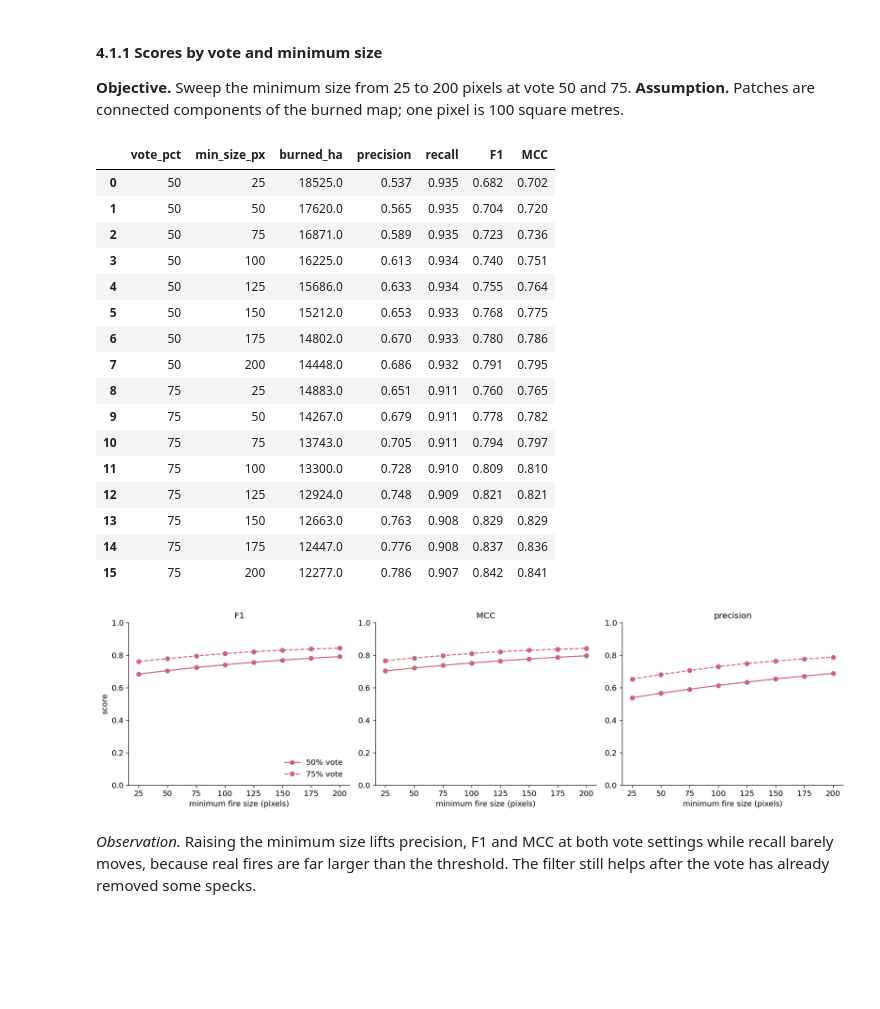
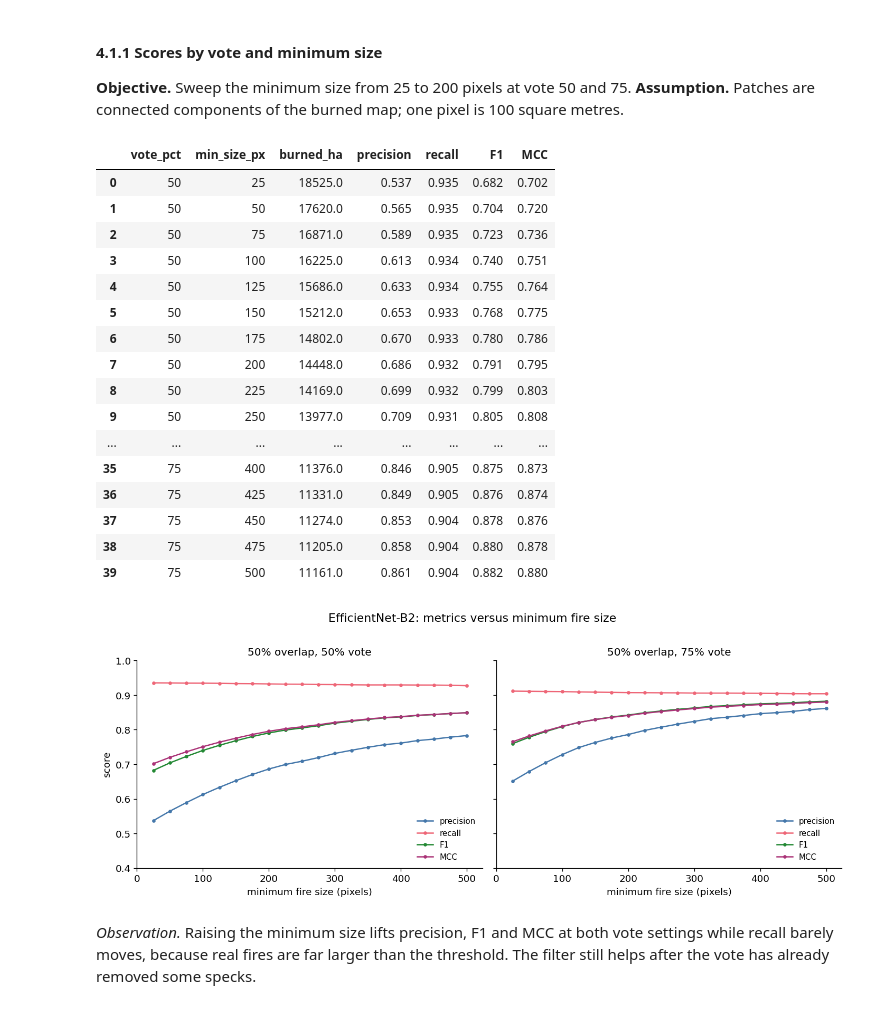
Before and after one commit to hannahandkush/Machine-Learning, a Jupyter notebook: notebooks/efficientnet_evaluation.ipynb, the cells around one changed output. Drawn from its saved outputs; the diff is of its cells as text; code cells hidden in the pictures; blank space fills up the shorter version.

```diff
--- a/notebooks/efficientnet_evaluation.ipynb
+++ b/notebooks/efficientnet_evaluation.ipynb
@@ -336,7 +336,7 @@ leftover false alarms are mostly small scattered specks.
 **Assumption.** Patches are connected components of the burned map; one pixel is
 100 square metres.
 # %%
-VOTE_PCTS = [50, 75]; THRESHOLDS = list(range(25, 201, 25))
+VOTE_PCTS = [50, 75]; THRESHOLDS = list(range(25, 501, 25))
 patches = {}
 v50 = read(votes_path(50))
 for vp in VOTE_PCTS:
@@ -364,27 +364,28 @@ size_stats.round({"burned_ha": 0, "precision": 3, "recall": 3, "F1": 3, "MCC": 3
 | 5 | 50 | 150 | 15212.0 | 0.653 | 0.933 | 0.768 | 0.775 |
 | 6 | 50 | 175 | 14802.0 | 0.670 | 0.933 | 0.780 | 0.786 |
 | 7 | 50 | 200 | 14448.0 | 0.686 | 0.932 | 0.791 | 0.795 |
-| 8 | 75 | 25 | 14883.0 | 0.651 | 0.911 | 0.760 | 0.765 |
-| 9 | 75 | 50 | 14267.0 | 0.679 | 0.911 | 0.778 | 0.782 |
-| 10 | 75 | 75 | 13743.0 | 0.705 | 0.911 | 0.794 | 0.797 |
-| 11 | 75 | 100 | 13300.0 | 0.728 | 0.910 | 0.809 | 0.810 |
-| 12 | 75 | 125 | 12924.0 | 0.748 | 0.909 | 0.821 | 0.821 |
-| 13 | 75 | 150 | 12663.0 | 0.763 | 0.908 | 0.829 | 0.829 |
-| 14 | 75 | 175 | 12447.0 | 0.776 | 0.908 | 0.837 | 0.836 |
-| 15 | 75 | 200 | 12277.0 | 0.786 | 0.907 | 0.842 | 0.841 |
+| 8 | 50 | 225 | 14169.0 | 0.699 | 0.932 | 0.799 | 0.803 |
+| 9 | 50 | 250 | 13977.0 | 0.709 | 0.931 | 0.805 | 0.808 |
+| ... | ... | ... | ... | ... | ... | ... | ... |
+| 35 | 75 | 400 | 11376.0 | 0.846 | 0.905 | 0.875 | 0.873 |
+| 36 | 75 | 425 | 11331.0 | 0.849 | 0.905 | 0.876 | 0.874 |
+| 37 | 75 | 450 | 11274.0 | 0.853 | 0.904 | 0.878 | 0.876 |
+| 38 | 75 | 475 | 11205.0 | 0.858 | 0.904 | 0.880 | 0.878 |
+| 39 | 75 | 500 | 11161.0 | 0.861 | 0.904 | 0.882 | 0.880 |
 # %%
-VOTE_LS = {50: "-", 75: "--"}
-fig, axes = plt.subplots(1, 3, figsize=(15, 4.2))
-for ax, metric in zip(axes, ["F1", "MCC", "precision"]):
-    for vp, g in size_stats.groupby("vote_pct"):
-        ax.plot(g["min_size_px"], g[metric], "o", linestyle=VOTE_LS[vp],
-                color=MCOLOR, label=f"{vp}% vote")
-    ax.set_title(metric); ax.set_xlabel("minimum fire size (pixels)")
-    ax.set_xticks(THRESHOLDS); ax.set_ylim(0, 1)
-axes[0].set_ylabel("score"); axes[0].legend(loc="lower right")
+MET_COL = {"precision": "#4477aa", "recall": "#ee6677", "F1": "#228833", "MCC": "#aa3377"}
+fig, axes = plt.subplots(1, 2, figsize=(12, 4.6), sharey=True)
+for ax, vp in zip(axes, VOTE_PCTS):
+    g = size_stats[size_stats.vote_pct == vp].sort_values("min_size_px")
+    for m in ["precision", "recall", "F1", "MCC"]:
+        ax.plot(g["min_size_px"], g[m], "o-", ms=3, color=MET_COL[m], label=m)
+    ax.set_title(f"50% overlap, {vp}% vote"); ax.set_xlabel("minimum fire size (pixels)")
+    ax.set_xticks(range(0, 501, 100)); ax.set_ylim(0.4, 1); ax.legend(loc="lower right", fontsize=9)
+axes[0].set_ylabel("score")
+fig.suptitle(f"{MODEL_LABEL}: metrics versus minimum fire size", y=1.01)
 plt.tight_layout(); plt.show()
 # %% [output]
-[figure, old version]
+[figure, new version]
 # %% [markdown]
 *Observation.* Raising the minimum size lifts precision, F1 and MCC at both
 vote settings while recall barely moves, because real fires are far larger than the
```
Also changed, not shown: parts of 2 cells of this notebook.
